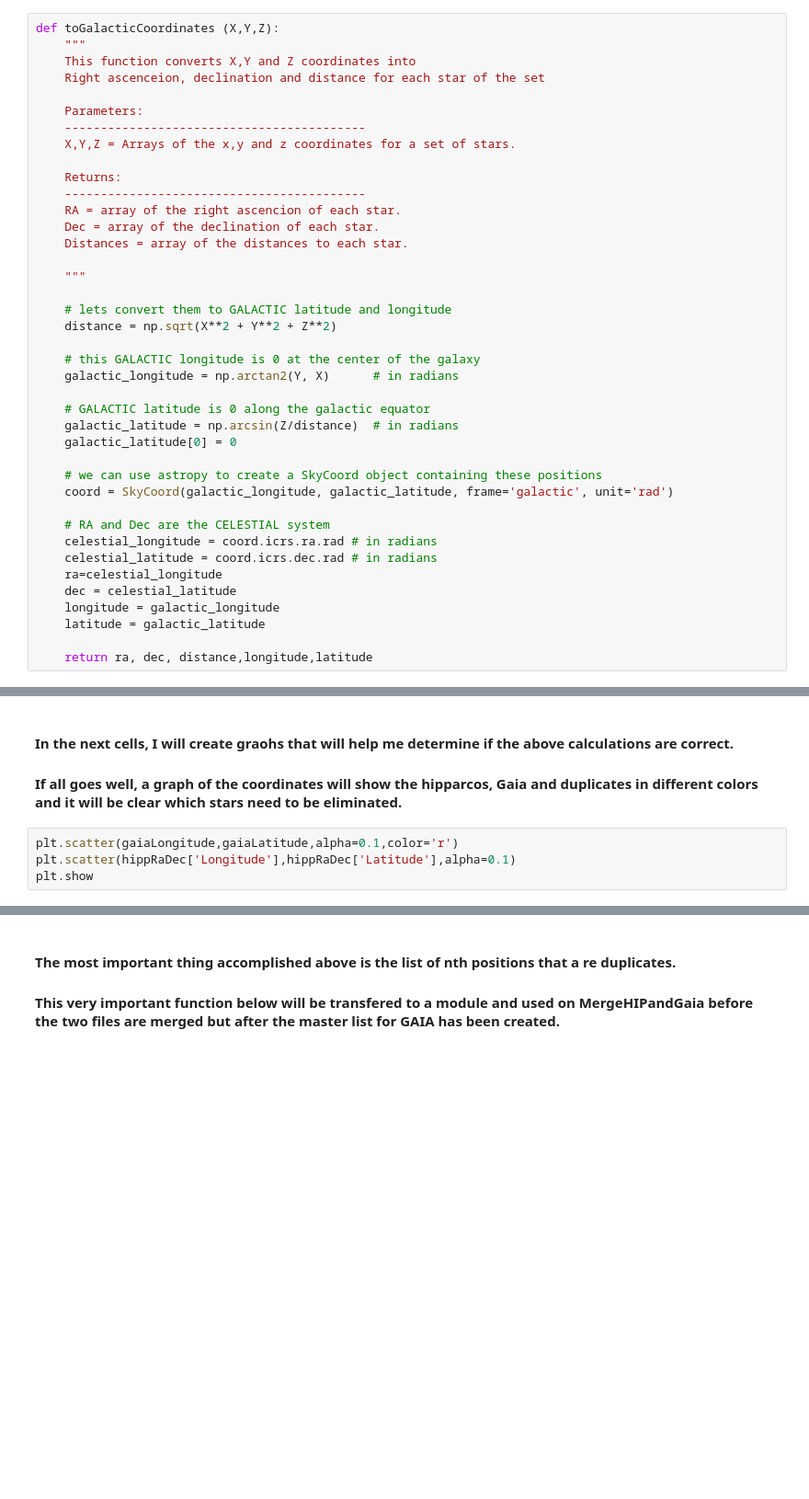
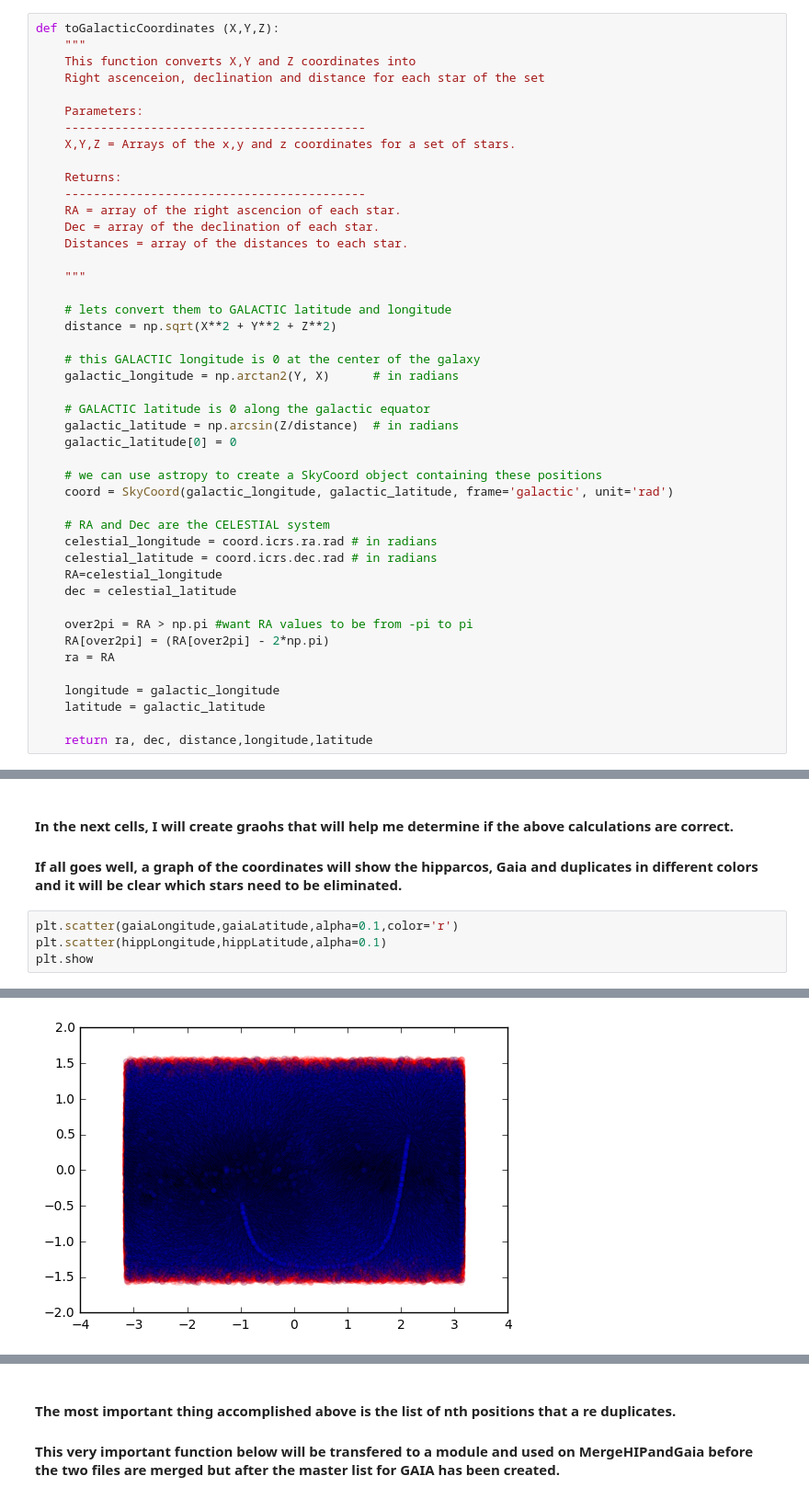
Before and after one commit to zkbt/skyofstars-experiments, a Jupyter notebook: Eliminate Duplicates.ipynb, the cells around one changed output, grey strips where cells are left out. Shown at 92% size. Cells and saved outputs as stored; diff of their text form; blank space fills up the shorter version.

```diff
--- a/Eliminate Duplicates.ipynb
+++ b/Eliminate Duplicates.ipynb
@@ -133,8 +133,13 @@ def toGalacticCoordinates (X,Y,Z):
     # RA and Dec are the CELESTIAL system
     celestial_longitude = coord.icrs.ra.rad # in radians
     celestial_latitude = coord.icrs.dec.rad # in radians
-    ra=celestial_longitude
+    RA=celestial_longitude
     dec = celestial_latitude
+
+    over2pi = RA > np.pi #want RA values to be from -pi to pi
+    RA[over2pi] = (RA[over2pi] - 2*np.pi)
+    ra = RA
+
     longitude = galactic_longitude
     latitude = galactic_latitude
 
@@ -229,6 +236,6 @@ findDuplicates(hippGalactic,gaiaGalactic)
 #### If all goes well, a graph of the coordinates will show the hipparcos, Gaia and duplicates in different colors and it will be clear which stars need to be eliminated.
 # %%
 plt.scatter(gaiaLongitude,gaiaLatitude,alpha=0.1,color='r')
-plt.scatter(hippRaDec['Longitude'],hippRaDec['Latitude'],alpha=0.1)
+plt.scatter(hippLongitude,hippLatitude,alpha=0.1)
 plt.show
 # %% [output]
@@ -237,2 +242,3 @@ plt.show
 <function matplotlib.pyplot.show>
+[figure, added]
 # %%
```
Also changed, not shown: parts of 9 cells of this notebook.
